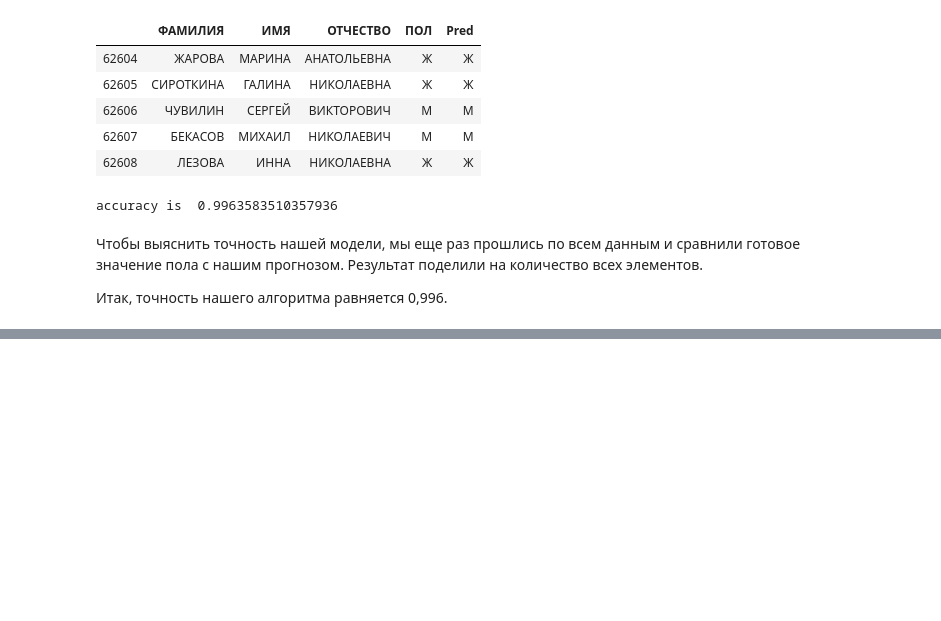
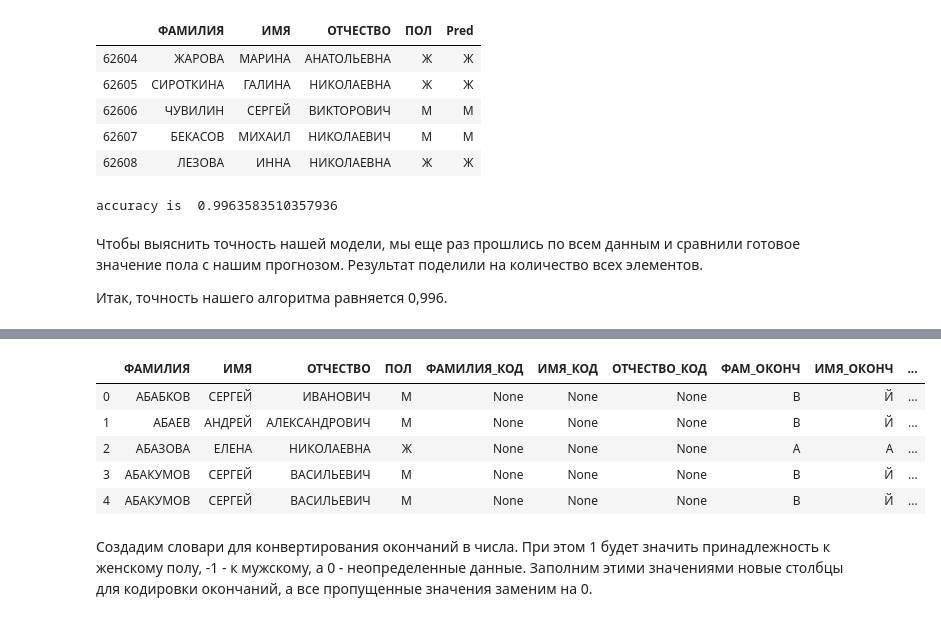
Before and after one commit to NastyaGribanova/DataAnalysis, a Jupyter notebook: projectName/ProjectName.ipynb, the cells around one changed output, grey strips where cells are left out. Saved outputs shown, nothing was run; the diff lists cells and outputs as text; code cells hidden in the pictures; blank space fills up the shorter version.

```diff
--- a/projectName/ProjectName.ipynb
+++ b/projectName/ProjectName.ipynb
@@ -185,0 +254,18 @@ accuracy is  0.9963583510357936
+# %%
+for index, row in data1.iterrows():
+    endOfSurname = row['ФАМИЛИЯ'][len(row['ФАМИЛИЯ'])-1]
+    endOfName = row['ИМЯ'][len(row['ИМЯ'])-1]
+    endOfLastname = row['ОТЧЕСТВО'][len(row['ОТЧЕСТВО'])-2:]
+    row['ФАМ_ОКОНЧ'] = endOfSurname
+    row['ИМЯ_ОКОНЧ'] = endOfName
+    row['ОТЧ_ОКОНЧ'] = endOfLastname
+data1.head()
+# %% [output]
+|  | ФАМИЛИЯ | ИМЯ | ОТЧЕСТВО | ПОЛ | ФАМИЛИЯ_КОД | ИМЯ_КОД | ОТЧЕСТВО_КОД | ФАМ_ОКОНЧ | ИМЯ_ОКОНЧ | ... |
+| 0 | АБАБКОВ | СЕРГЕЙ | ИВАНОВИЧ | М | None | None | None | В | Й | ... |
+| 1 | АБАЕВ | АНДРЕЙ | АЛЕКСАНДРОВИЧ | М | None | None | None | В | Й | ... |
+| 2 | АБАЗОВА | ЕЛЕНА | НИКОЛАЕВНА | Ж | None | None | None | А | А | ... |
+| 3 | АБАКУМОВ | СЕРГЕЙ | ВАСИЛЬЕВИЧ | М | None | None | None | В | Й | ... |
+| 4 | АБАКУМОВ | СЕРГЕЙ | ВАСИЛЬЕВИЧ | М | None | None | None | В | Й | ... |
+# %% [markdown]
+Создадим словари для конвертирования окончаний в числа. При этом 1 будет значить принадлежность к женскому полу, -1 - к мужскому, а 0 - неопределенные данные. Заполним этими значениями новые столбцы для кодировки окончаний, а все пропущенные значения заменим на 0.
```
Also changed, not shown: parts of 30 cells of this notebook.
